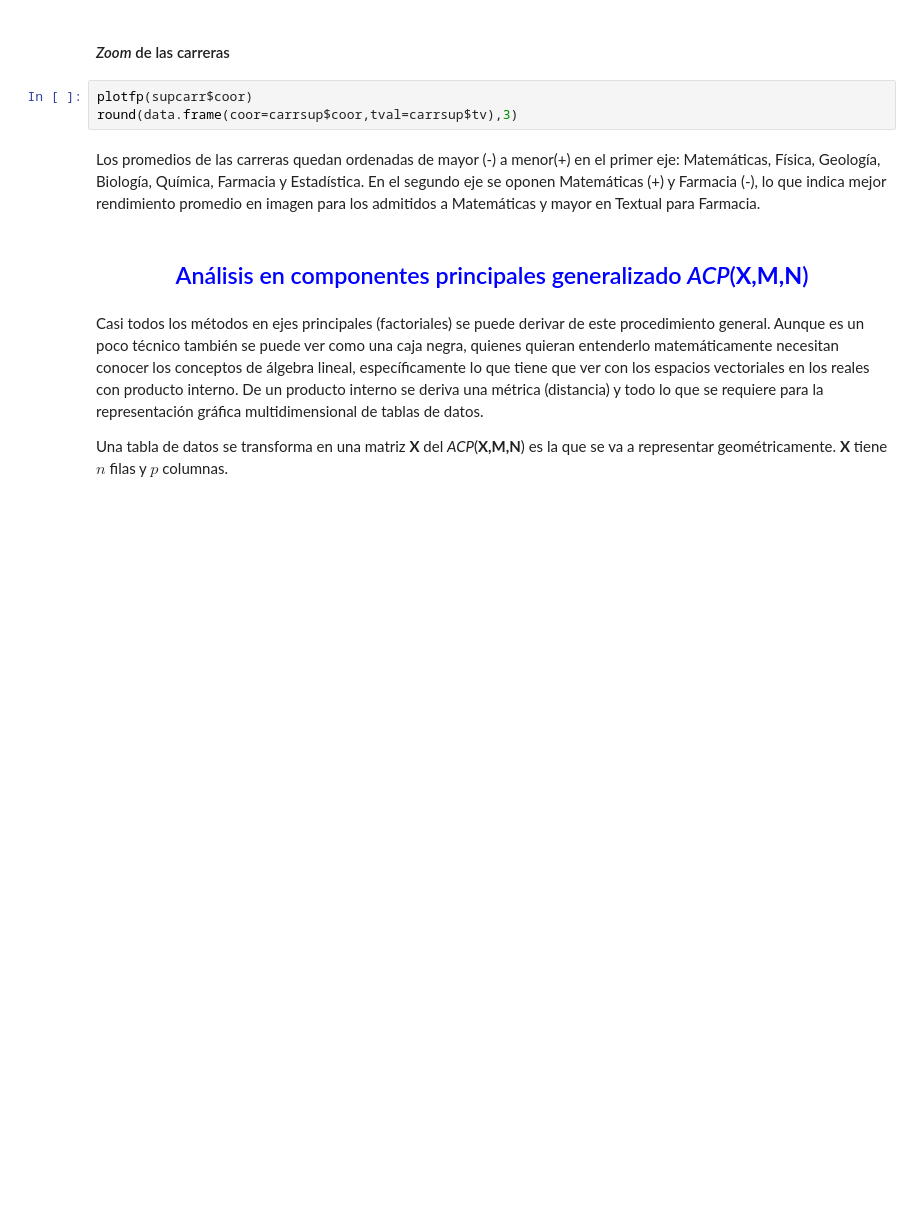
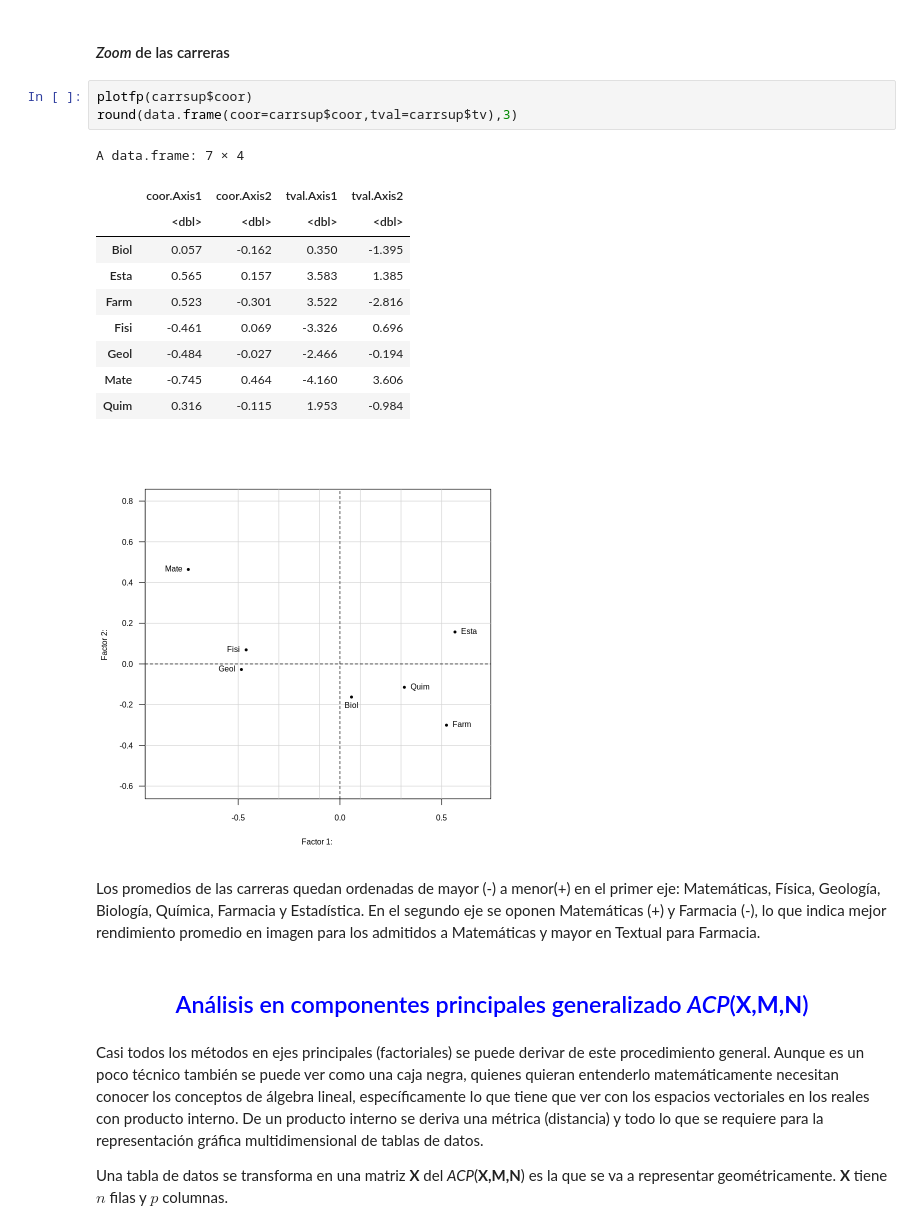
Before and after one commit to AprendizajeProfundo/minicurso-ciencia-de-datos, a Jupyter notebook: analisis componentes principales/cuadernos/IntroACP_1.ipynb, the cells around one changed output. Saved outputs shown, nothing was run; the diff lists cells and outputs as text; blank space fills up the shorter version.

```diff
--- a/analisis componentes principales/cuadernos/IntroACP_1.ipynb
+++ b/analisis componentes principales/cuadernos/IntroACP_1.ipynb
@@ -413,8 +503,20 @@ fviz_add(plano12,carrsup$coor,repel=TRUE)
 # %% [markdown]
 #### *Zoom* de las carreras
 # %%
-plotfp(supcarr$coor)
+plotfp(carrsup$coor)
 round(data.frame(coor=carrsup$coor,tval=carrsup$tv),3)
+# %% [output]
+A data.frame: 7 × 4
+|  | coor.Axis1 | coor.Axis2 | tval.Axis1 | tval.Axis2 |
+|  | <dbl> | <dbl> | <dbl> | <dbl> |
+| Biol | 0.057 | -0.162 | 0.350 | -1.395 |
+| Esta | 0.565 | 0.157 | 3.583 | 1.385 |
+| Farm | 0.523 | -0.301 | 3.522 | -2.816 |
+| Fisi | -0.461 | 0.069 | -3.326 | 0.696 |
+| Geol | -0.484 | -0.027 | -2.466 | -0.194 |
+| Mate | -0.745 | 0.464 | -4.160 | 3.606 |
+| Quim | 0.316 | -0.115 | 1.953 | -0.984 |
+[figure, added]
 # %% [markdown]
 Los promedios de las carreras quedan ordenadas de mayor (-) a menor(+) en el primer eje: Matemáticas, Física, Geología, Biología, Química, Farmacia y Estadística. En el segundo eje se oponen Matemáticas (+) y Farmacia (-), lo que indica mejor rendimiento promedio en imagen para los admitidos a Matemáticas y mayor en Textual para Farmacia.
 # %% [markdown]
```
Also changed, not shown: parts of 47 cells of this notebook.
